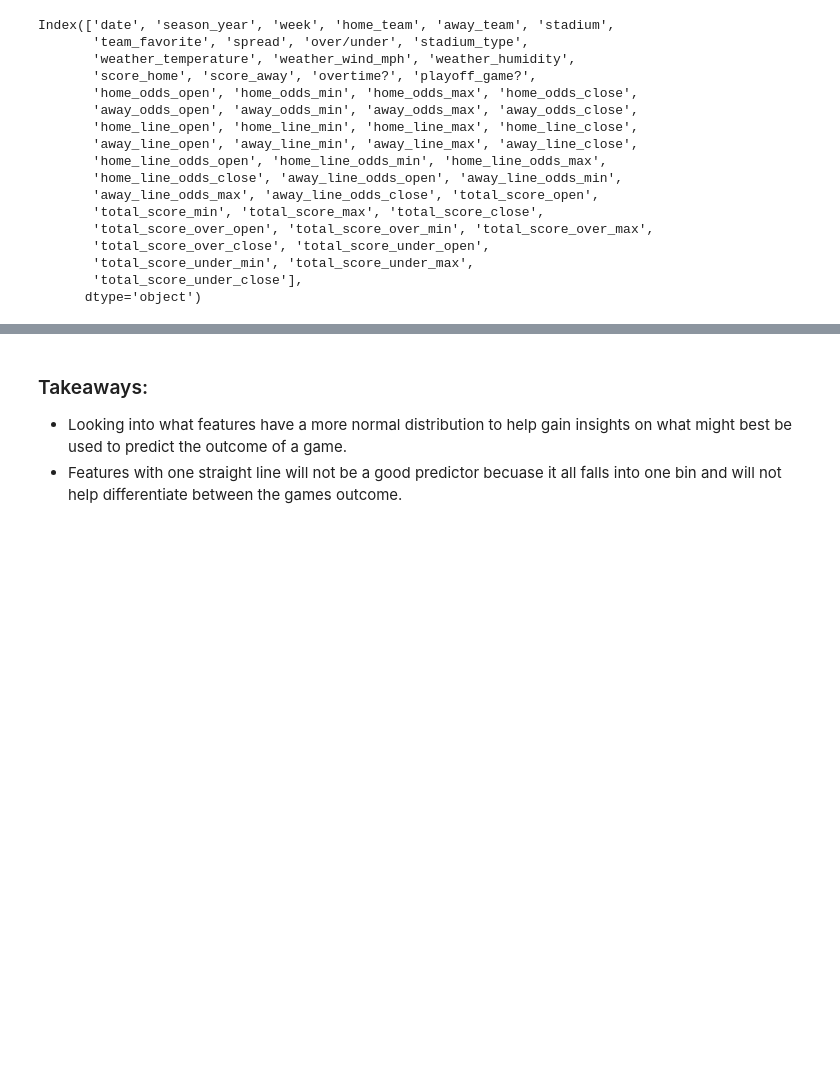
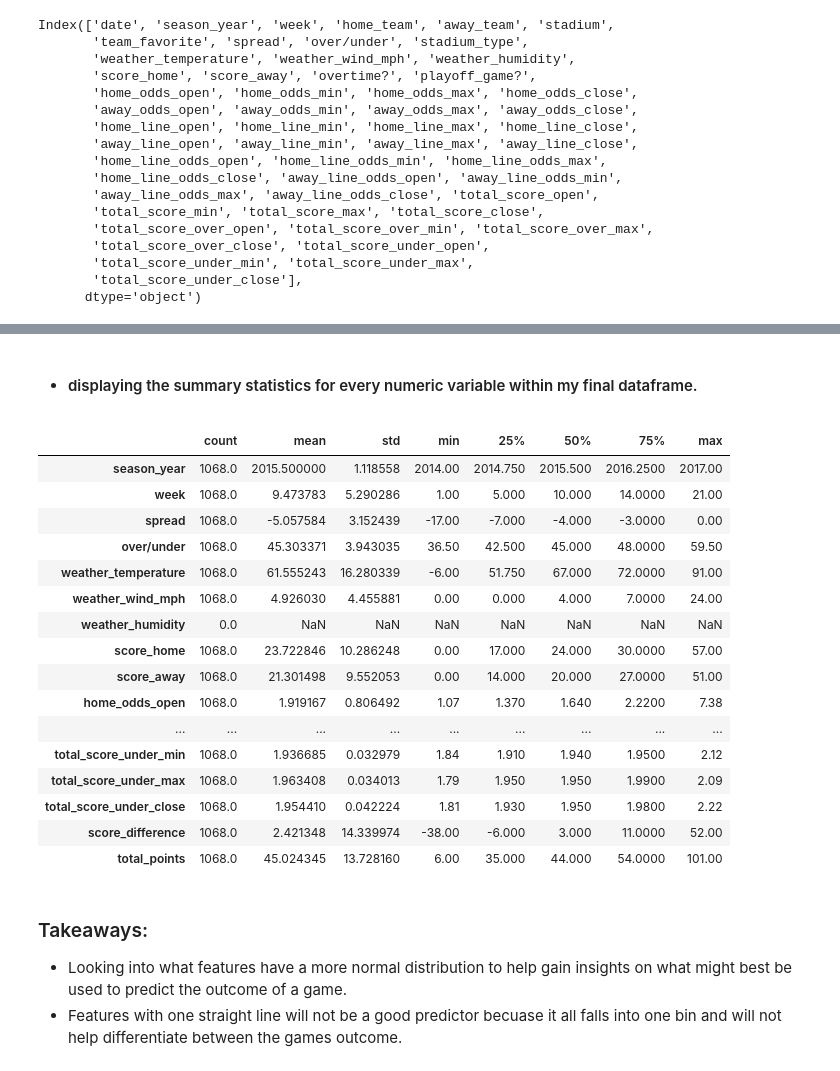
Before and after one commit to stecherwill/Predicting-Over-Under-Outcomes-for-NFL-Games, a Jupyter notebook: Code/01_Cleanup_EDA.ipynb, the cells around one changed output, grey strips where cells are left out. Saved outputs shown, nothing was run; the diff lists cells and outputs as text; code cells hidden in the pictures; blank space fills up the shorter version.

```diff
--- a/Code/01_Cleanup_EDA.ipynb
+++ b/Code/01_Cleanup_EDA.ipynb
@@ -377,3 +413,25 @@ subplot_hist(betting_df, features);
+# %% [markdown]
+- #### displaying the summary statistics for every numeric variable within my final dataframe.
+# %%
+betting_df.describe().T
+# %% [output]
+|  | count | mean | std | min | 25% | 50% | 75% | max |
+| season_year | 1068.0 | 2015.500000 | 1.118558 | 2014.00 | 2014.750 | 2015.500 | 2016.2500 | 2017.00 |
+| week | 1068.0 | 9.473783 | 5.290286 | 1.00 | 5.000 | 10.000 | 14.0000 | 21.00 |
+| spread | 1068.0 | -5.057584 | 3.152439 | -17.00 | -7.000 | -4.000 | -3.0000 | 0.00 |
+| over/under | 1068.0 | 45.303371 | 3.943035 | 36.50 | 42.500 | 45.000 | 48.0000 | 59.50 |
+| weather_temperature | 1068.0 | 61.555243 | 16.280339 | -6.00 | 51.750 | 67.000 | 72.0000 | 91.00 |
+| weather_wind_mph | 1068.0 | 4.926030 | 4.455881 | 0.00 | 0.000 | 4.000 | 7.0000 | 24.00 |
+| weather_humidity | 0.0 | NaN | NaN | NaN | NaN | NaN | NaN | NaN |
+| score_home | 1068.0 | 23.722846 | 10.286248 | 0.00 | 17.000 | 24.000 | 30.0000 | 57.00 |
+| score_away | 1068.0 | 21.301498 | 9.552053 | 0.00 | 14.000 | 20.000 | 27.0000 | 51.00 |
+| home_odds_open | 1068.0 | 1.919167 | 0.806492 | 1.07 | 1.370 | 1.640 | 2.2200 | 7.38 |
+| ... | ... | ... | ... | ... | ... | ... | ... | ... |
+| total_score_under_min | 1068.0 | 1.936685 | 0.032979 | 1.84 | 1.910 | 1.940 | 1.9500 | 2.12 |
+| total_score_under_max | 1068.0 | 1.963408 | 0.034013 | 1.79 | 1.950 | 1.950 | 1.9900 | 2.09 |
+| total_score_under_close | 1068.0 | 1.954410 | 0.042224 | 1.81 | 1.930 | 1.950 | 1.9800 | 2.22 |
+| score_difference | 1068.0 | 2.421348 | 14.339974 | -38.00 | -6.000 | 3.000 | 11.0000 | 52.00 |
+| total_points | 1068.0 | 45.024345 | 13.728160 | 6.00 | 35.000 | 44.000 | 54.0000 | 101.00 |
 # %% [markdown]
 ### Takeaways:
  - Looking into what features have a more normal distribution to help gain insights on what might best be used to predict the outcome of a game.
```
Also changed, not shown: parts of 16 cells of this notebook, 7 other files.
